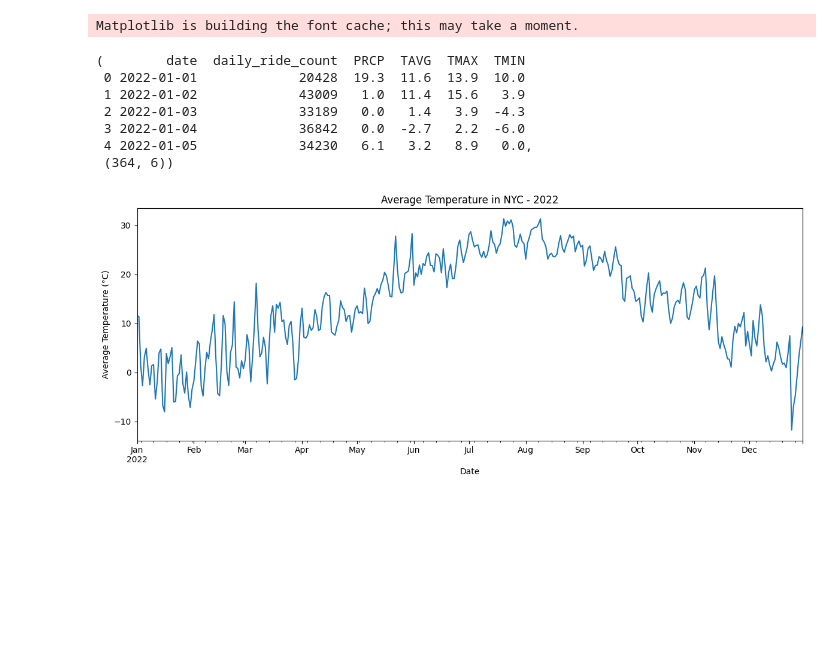
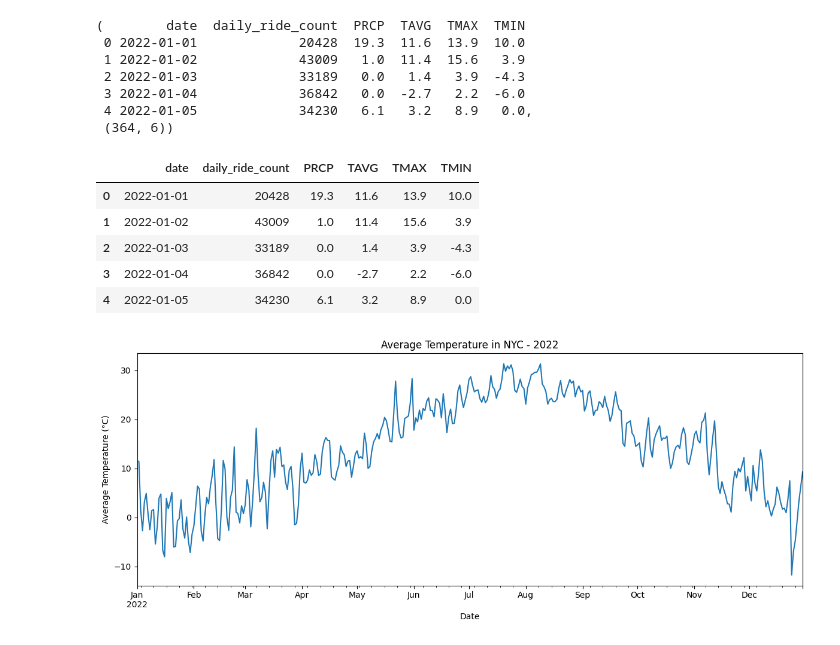
Before and after one commit to SAdevhonk/citi-bike-weather-2022, a Jupyter notebook: exercise_2_3_visualizations.ipynb, the cells around one changed output. Drawn from its saved outputs; the diff is of its cells as text; code cells hidden in the pictures; blank space fills up the shorter version.

Commit message:
Exercise 2.3 finalized - cleaned structure and explanation

```diff
--- a/exercise_2_3_visualizations.ipynb
+++ b/exercise_2_3_visualizations.ipynb
@@ -2,19 +2,33 @@
 import pandas as pd
 import matplotlib.pyplot as plt
 
-df = pd.read_csv("citibike_2022_daily_with_weather.csv")
-df["date"] = pd.to_datetime(df["date"])
-df = df.sort_values("date")
+# Load FINAL merged dataset (rides + weather)
+merged_df = pd.read_csv("citibike_2022_daily_with_weather.csv")
+merged_df["date"] = pd.to_datetime(merged_df["date"])
+merged_df = merged_df.sort_values("date")
 
-df.head(), df.shape
+merged_df.head(), merged_df.shape
 # %% [output]
-Matplotlib is building the font cache; this may take a moment.
+(        date  daily_ride_count  PRCP  TAVG  TMAX  TMIN
+ 0 2022-01-01             20428  19.3  11.6  13.9  10.0
+ 1 2022-01-02             43009   1.0  11.4  15.6   3.9
+ 2 2022-01-03             33189   0.0   1.4   3.9  -4.3
+ 3 2022-01-04             36842   0.0  -2.7   2.2  -6.0
+ 4 2022-01-05             34230   6.1   3.2   8.9   0.0,
+ (364, 6))
-(        date  daily_ride_count  PRCP  TAVG  TMAX  TMIN
- 0 2022-01-01             20428  19.3  11.6  13.9  10.0
- 1 2022-01-02             43009   1.0  11.4  15.6   3.9
- 2 2022-01-03             33189   0.0   1.4   3.9  -4.3
- 3 2022-01-04             36842   0.0  -2.7   2.2  -6.0
- 4 2022-01-05             34230   6.1   3.2   8.9   0.0,
- (364, 6))
+# %%
+# Step 4 demo: split into rides + weather, then merge again (dataset is already merged)
+rides_df = merged_df[["date", "daily_ride_count"]].copy()
+weather_df = merged_df[["date", "PRCP", "TAVG", "TMAX", "TMIN"]].copy()
+
+merged_df = pd.merge(rides_df, weather_df, on="date", how="inner")
+merged_df.head()
+# %% [output]
+|  | date | daily_ride_count | PRCP | TAVG | TMAX | TMIN |
+| 0 | 2022-01-01 | 20428 | 19.3 | 11.6 | 13.9 | 10.0 |
+| 1 | 2022-01-02 | 43009 | 1.0 | 11.4 | 15.6 | 3.9 |
+| 2 | 2022-01-03 | 33189 | 0.0 | 1.4 | 3.9 | -4.3 |
+| 3 | 2022-01-04 | 36842 | 0.0 | -2.7 | 2.2 | -6.0 |
+| 4 | 2022-01-05 | 34230 | 6.1 | 3.2 | 8.9 | 0.0 |
 # %%
 # Line plot of average temperature in 2022 (time series)
```
Also changed, not shown: parts of 3 cells of this notebook.
